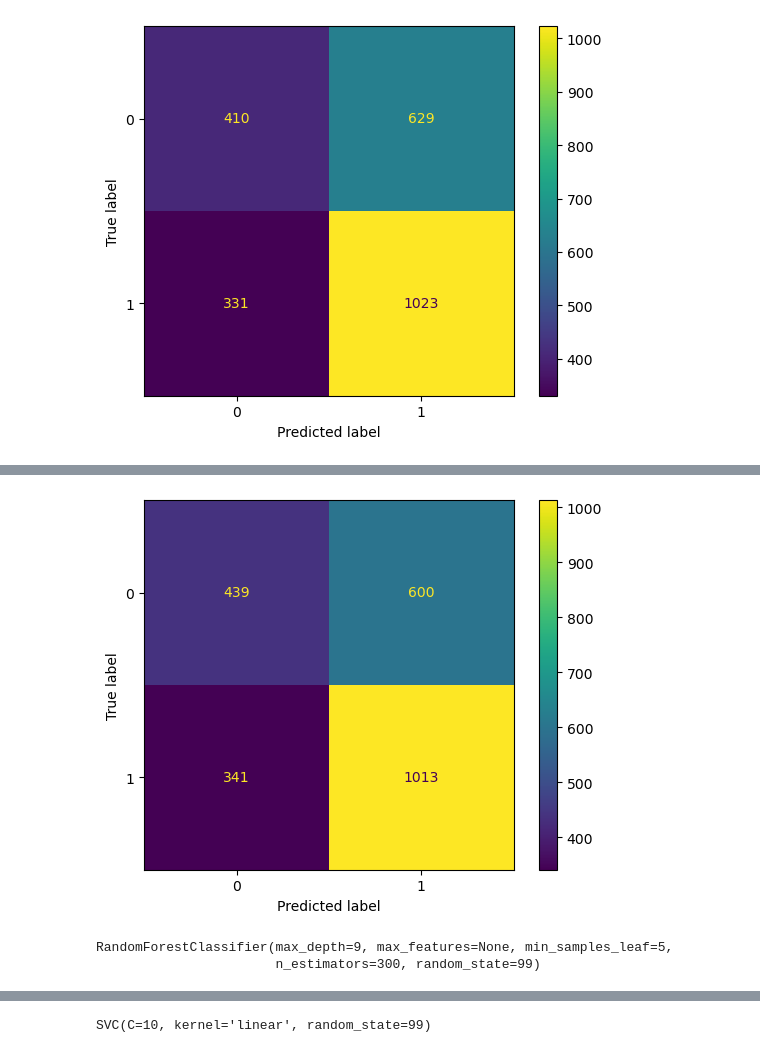
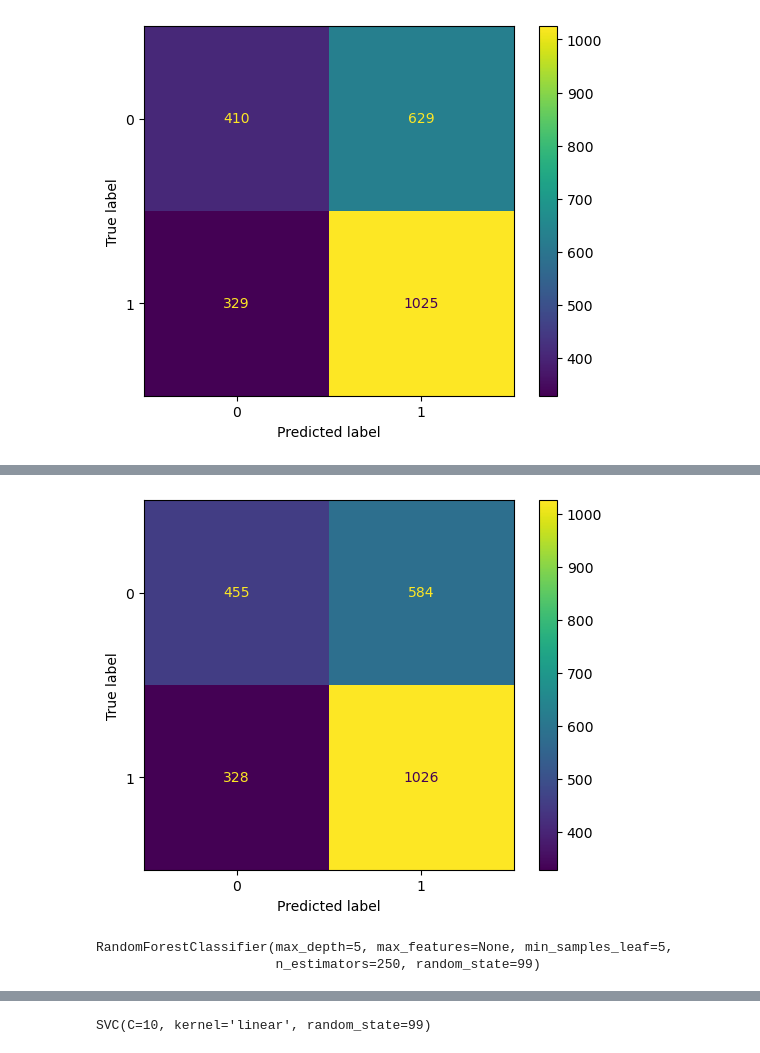
Before and after one commit to luke-lite/NBA-Prediction-Modeling, a Jupyter notebook: NBA-Prediction-Modeling.ipynb, the cells around one changed output, grey strips where cells are left out. Drawn from its saved outputs; the diff is of its cells as text; code cells hidden in the pictures.

```diff
--- a/NBA-Prediction-Modeling.ipynb
+++ b/NBA-Prediction-Modeling.ipynb
@@ -267,7 +269,7 @@ class ModelEval():
     pca : a 'yes'/'no' string indicating whether or not to perform scaling and PCA on the data.
     '''
 
-    def __init__(self, model, model_name, results_df, residuals_df, stats, param_grid, scaler='no', pca='no'):
+    def __init__(self, model, model_name, results_df, residuals_df, stats, param_grid, scaler='no', pca='no', n_components=None):
 
         self.model = model
         self.model_name = model_name
@@ -288,7 +290,7 @@ class ModelEval():
             X_train_scaled = scaler.fit_transform(self.X_train)
             X_test_scaled = scaler.transform(self.X_test)
 
-            pca = PCA(n_components=10)
+            pca = PCA(n_components=n_components)
             X_train_pca = pca.fit_transform(X_train_scaled)
             X_test_pca = pca.transform(X_test_scaled)
 
@@ -1154,22 +1214,22 @@ KNeighborsClassifier(n_neighbors=19, p=1)
 # %%
 rfc = RandomForestClassifier(random_state=seed)
 rfc_param_grid = {
     'criterion': ['gini'],
-    'n_estimators': [250, 275, 300],
-    'max_depth': [5, 7, 9],
+    'n_estimators': [225, 250],
+    'max_depth': [5, 6],
     'min_samples_split': [2],
-    'min_samples_leaf': [3, 4, 5],
+    'min_samples_leaf': [5],
     'max_features': ['sqrt', None]
 }
 
-rfc_pca = ModelEval(rfc, 'rfc_pca', results_df, residuals_df_pca, stats, rfc_param_grid, pca='yes')
+rfc_pca = ModelEval(rfc, 'rfc_pca', results_df, residuals_df_pca, stats, rfc_param_grid, pca='yes', n_components=24)
 rfc_pca.full_diag()
 # %% [output]
-[figure, old version]
+[figure, new version]
 # %%
 rfc_pca.params_model
 # %% [output]
-RandomForestClassifier(max_depth=9, max_features=None, min_samples_leaf=5,
-                       n_estimators=300, random_state=99)
+RandomForestClassifier(max_depth=5, max_features=None, min_samples_leaf=5,
+                       n_estimators=250, random_state=99)
 # %%
 gnb = GaussianNB()
```
Also changed, not shown: parts of 70 cells of this notebook.
